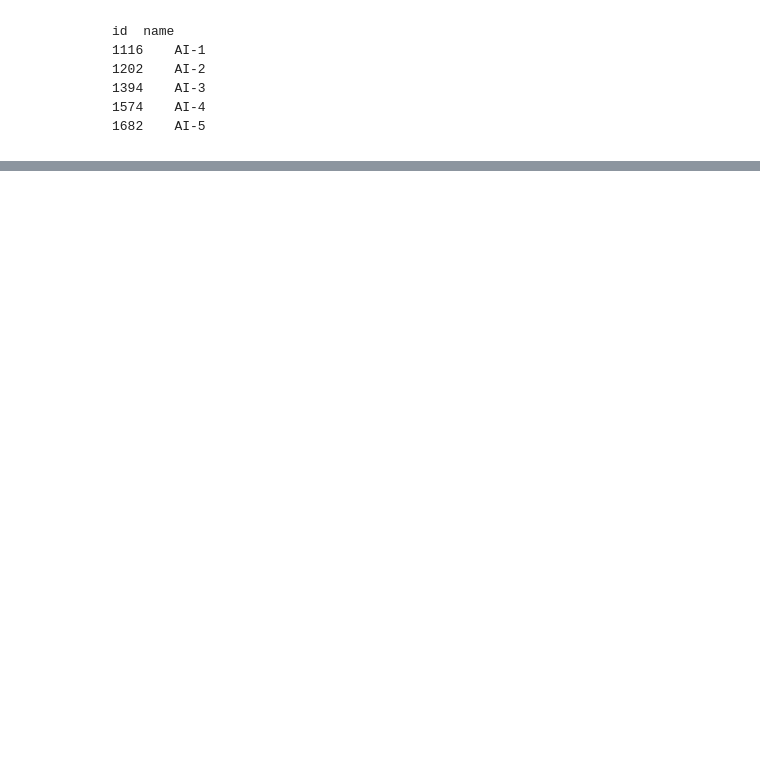
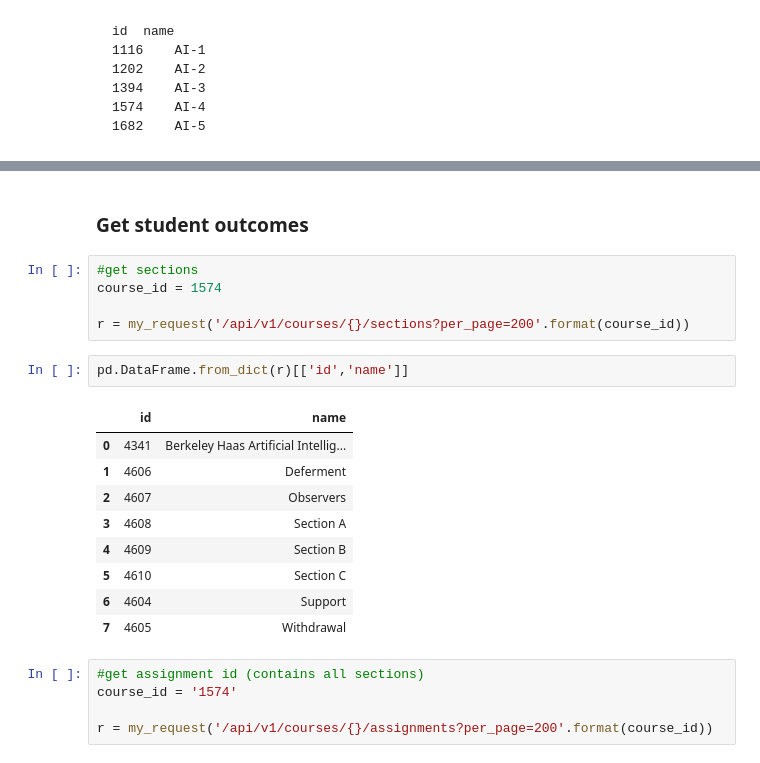
Before and after one commit to andrea-fantini/student-fail-prediction, a Jupyter notebook: notebooks/Data-Extraction.ipynb, the cells around one changed output, grey strips where cells are left out. Drawn from its saved outputs; the diff is of its cells as text; blank space fills up the shorter version.

```diff
--- a/notebooks/Data-Extraction.ipynb
+++ b/notebooks/Data-Extraction.ipynb
@@ -68,0 +100,24 @@ print(r)
+# %% [markdown]
+### Get student outcomes
+# %%
+#get sections
+course_id = 1574
+
+r = my_request('/api/v1/courses/{}/sections?per_page=200'.format(course_id))
+# %%
+pd.DataFrame.from_dict(r)[['id','name']]
+# %% [output]
+|  | id | name |
+| 0 | 4341 | Berkeley Haas Artificial Intellig... |
+| 1 | 4606 | Deferment |
+| 2 | 4607 | Observers |
+| 3 | 4608 | Section A |
+| 4 | 4609 | Section B |
+| 5 | 4610 | Section C |
+| 6 | 4604 | Support |
+| 7 | 4605 | Withdrawal |
+# %%
+#get assignment id (contains all sections)
+course_id = '1574'
+
+r = my_request('/api/v1/courses/{}/assignments?per_page=200'.format(course_id))
```
Also changed, not shown: parts of 22 cells of this notebook.
